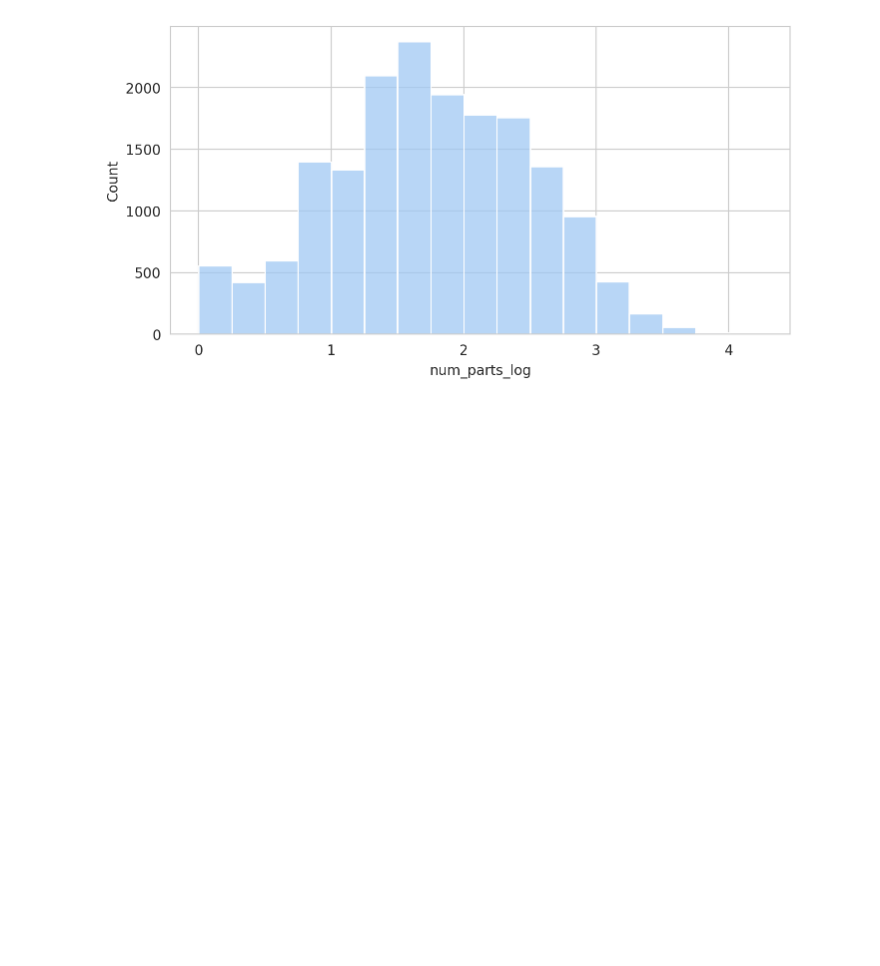
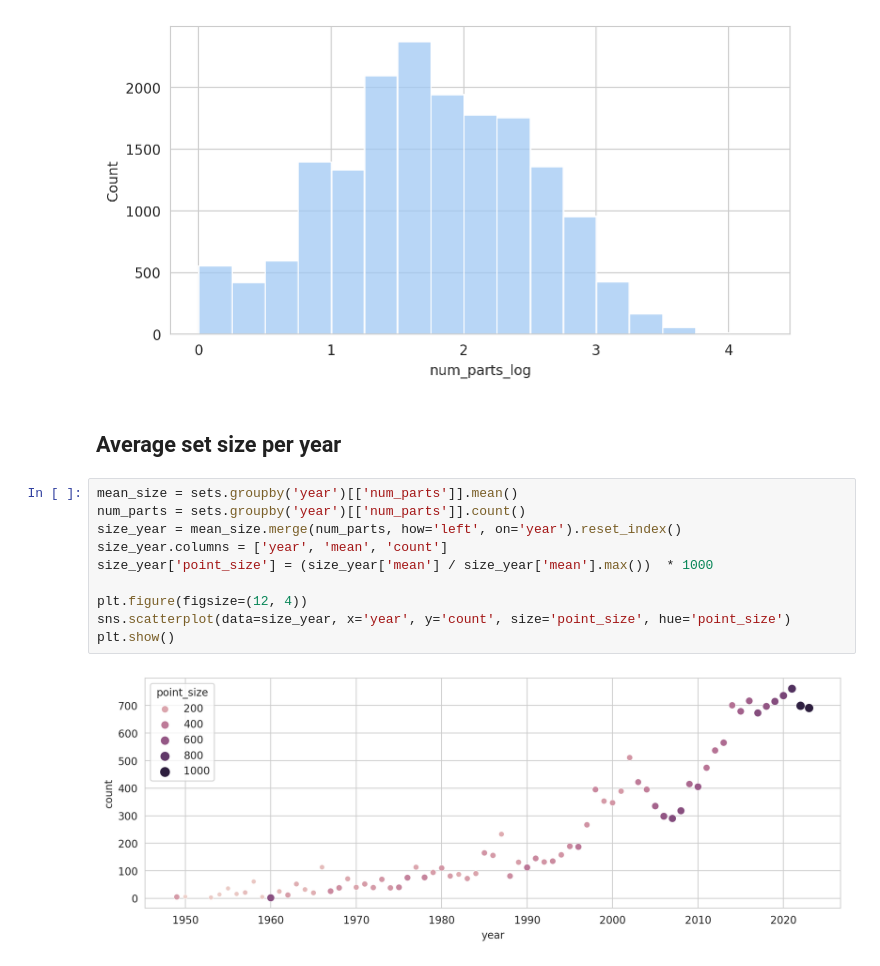
Before and after one commit to mmysior/lego-history, a Jupyter notebook: main-notebook.ipynb, the cells around one changed output. Saved outputs shown, nothing was run; the diff lists cells and outputs as text; blank space fills up the shorter version.

Commit message:
Add scatterplot for sets count and mean size vs year

```diff
--- a/main-notebook.ipynb
+++ b/main-notebook.ipynb
@@ -231,3 +231,17 @@ sns.histplot(data=sets, x='num_parts_log', binwidth=0.25)
 plt.show()
 # %% [output]
 [figure]
+# %% [markdown]
+## Average set size per year
+# %%
+mean_size = sets.groupby('year')[['num_parts']].mean()
+num_parts = sets.groupby('year')[['num_parts']].count()
+size_year = mean_size.merge(num_parts, how='left', on='year').reset_index()
+size_year.columns = ['year', 'mean', 'count']
+size_year['point_size'] = (size_year['mean'] / size_year['mean'].max())  * 1000
+
+plt.figure(figsize=(12, 4))
+sns.scatterplot(data=size_year, x='year', y='count', size='point_size', hue='point_size')
+plt.show()
+# %% [output]
+[figure, added]
```
Also changed, not shown: parts of 2 cells of this notebook.
